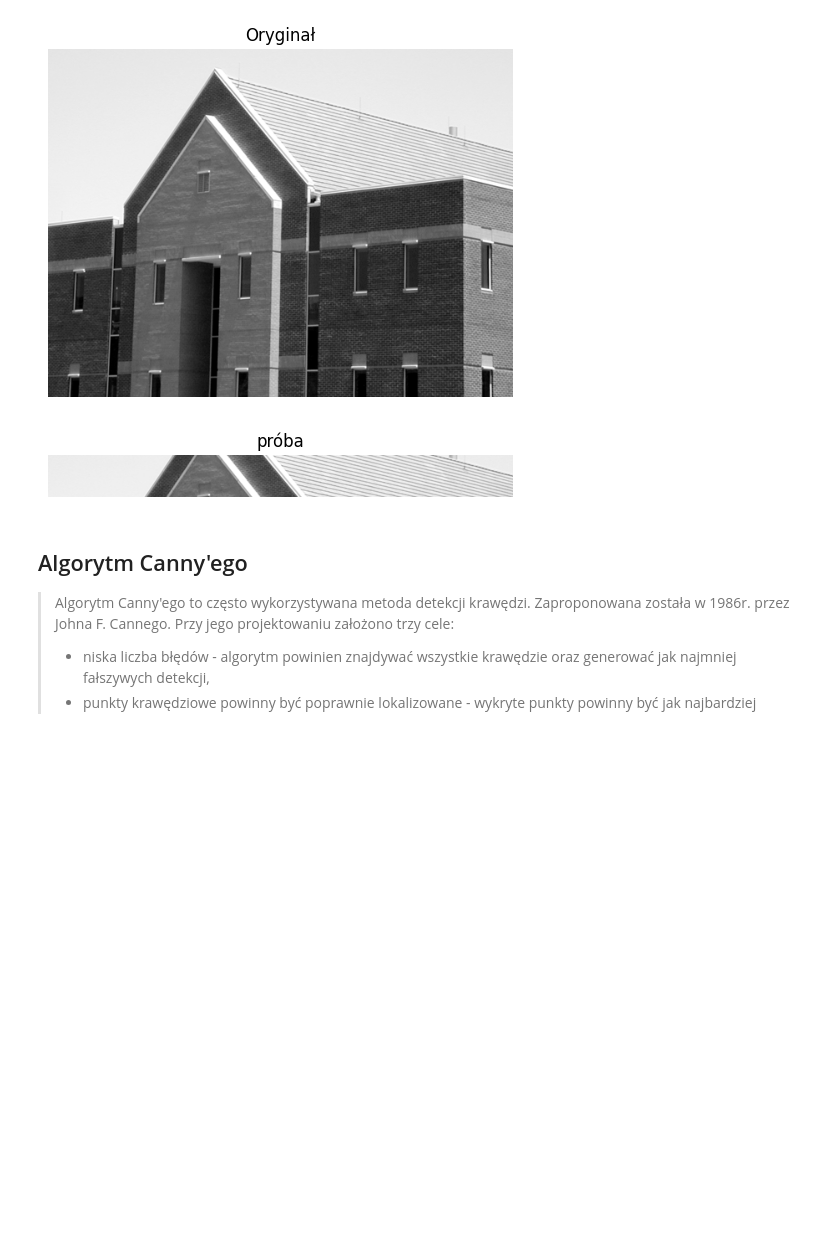
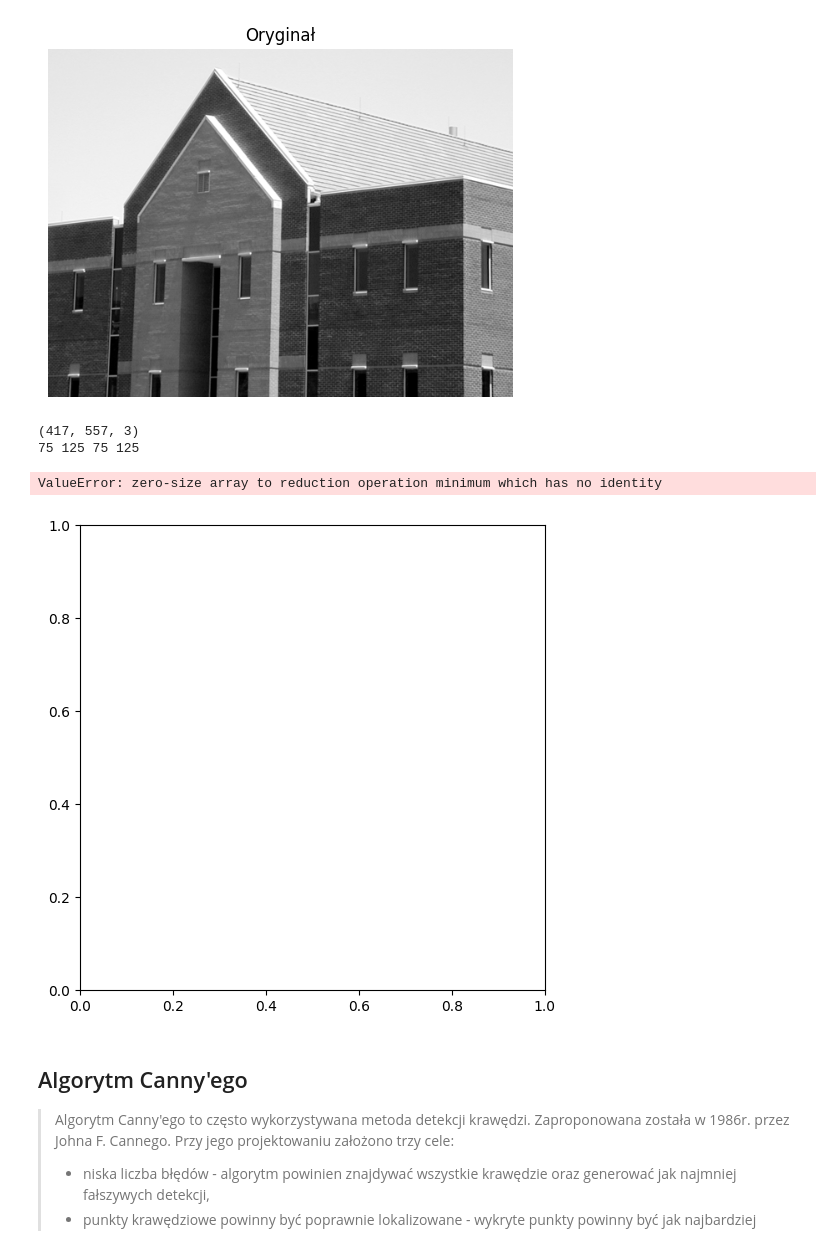
Before and after one commit to DziqG2NK/Przetwarzanie-i-analiza-obraz-w-cyfrowych, a Jupyter notebook: zajecia_2/09_Canny.ipynb, the cells around one changed output. Saved outputs shown, nothing was run; the diff lists cells and outputs as text; code cells hidden in the pictures; blank space fills up the shorter version.

```diff
--- a/zajecia_2/09_Canny.ipynb
+++ b/zajecia_2/09_Canny.ipynb
@@ -126,28 +126,32 @@ plots(**images)
 # %%
 gauss_blur = cv2.GaussianBlur(dom, (3,3), 0)
 laplacian = cv2.Laplacian(gauss_blur, cv2.CV_32F)
 
+print(dom.shape)
+
 def get_neighbours(img, i, j, size):
     n = size // 2
+    print(i - n, i + n, j - n, j + n)
     return img[i - n : i + n][j - n : j + n]
 
-# XDDDDDD
-
 images = {}
-images["próba"] = get_neighbours(dom, 100, 100, 100)
+images["próba"] = get_neighbours(dom, 100, 100, 50)
 
 plots(**images)
 
 # def crossing(LoG, thr):
 #     h, w = LoG.shape
 #     a = np.ndarray(LoG.shape)
 #
 #     for row in range(1, h - 1):
 #         for col in range(1, w - 1):
 #
 #     pass
 # %% [output]
+(417, 557, 3)
+75 125 75 125
+ValueError: zero-size array to reduction operation minimum which has no identity
-[figure, old version]
+[figure, new version]
 # %% [markdown]
 ## Algorytm Canny'ego
 
```
